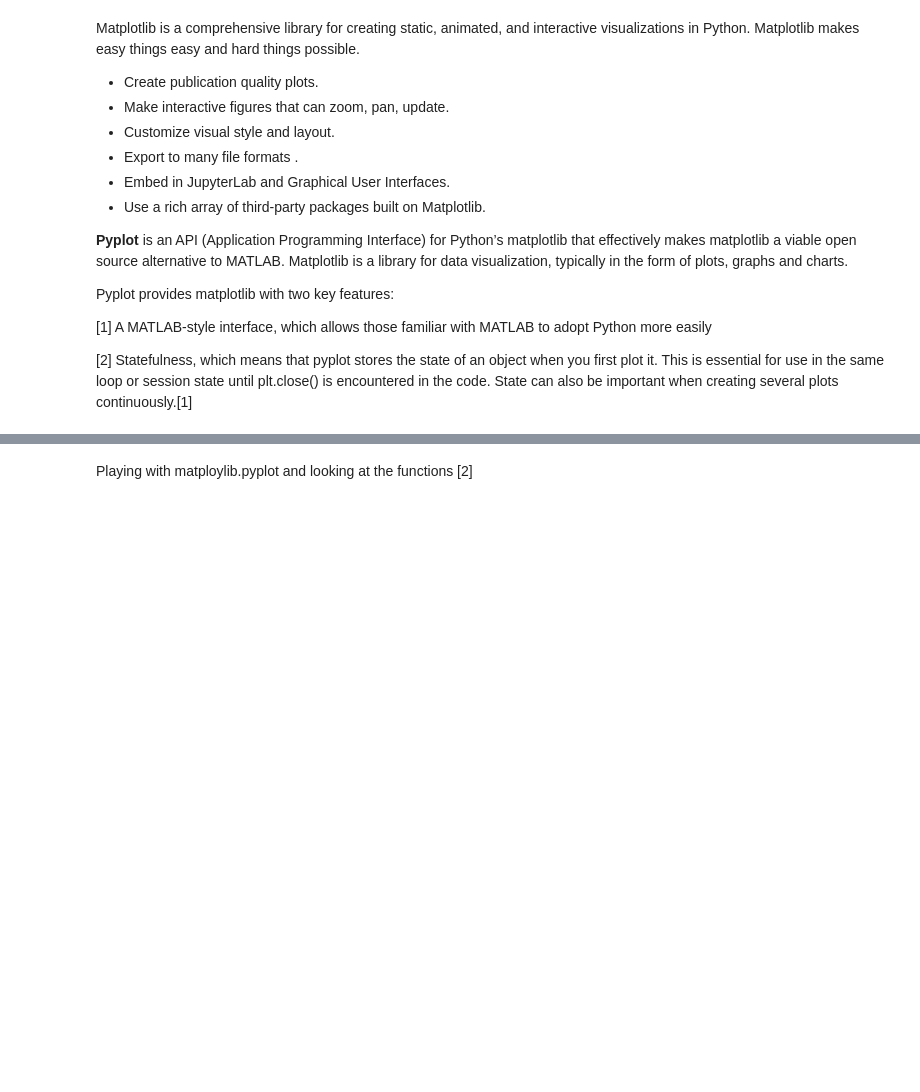
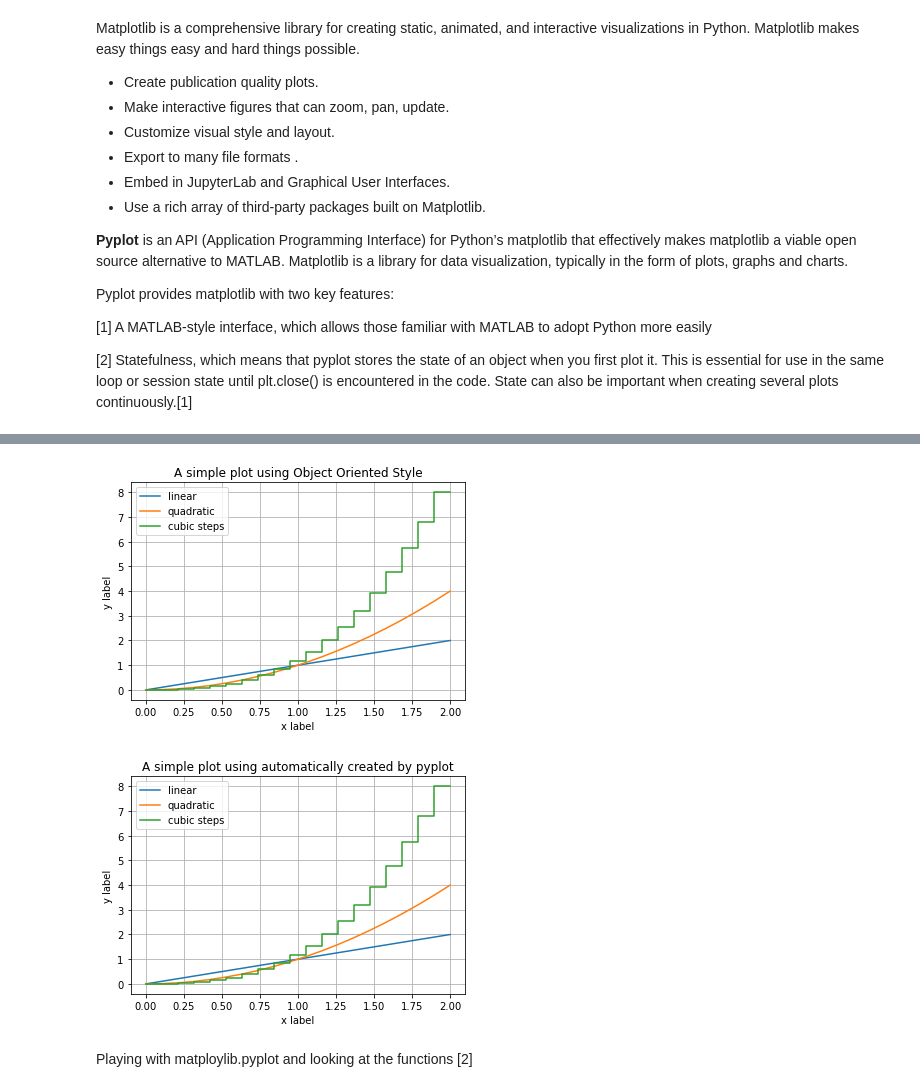
Before and after one commit to katel85/FundamentalsDA, a Jupyter notebook: pyplot.ipynb, the cells around one changed output, grey strips where cells are left out. Drawn from its saved outputs; the diff is of its cells as text; code cells hidden in the pictures; blank space fills up the shorter version.

```diff
--- a/pyplot.ipynb
+++ b/pyplot.ipynb
@@ -24,3 +101,29 @@ import pandas as pd
+# %%
+#https://www.includehelp.com/python/object-oriented-style-plotting-in-matplotlib.aspx
+x = np.linspace(0, 2, 20)
+
+fig, ax = plt.subplots()
+ax.plot(x, x, label='linear')
+ax.plot(x, x**2, label='quadratic')
+ax.step(x, x**3, label='cubic steps')
+ax.set_xlabel('x label')
+ax.set_ylabel('y label')
+ax.set_title("A simple plot using Object Oriented Style")
+ax.legend()
+ax.grid()
+
+plt.figure()
+plt.plot(x, x, label='linear')
+plt.plot(x, x**2, label='quadratic')
+plt.step(x, x**3, label='cubic steps')
+plt.xlabel('x label')
+plt.ylabel('y label')
+plt.title("A simple plot using automatically created by pyplot")
+plt.legend()
+plt.grid()
+# %% [output]
+[figure, added]
+[figure, added]
 # %% [markdown]
 Playing with matploylib.pyplot and looking at the functions [2]
 # %%
```
Also changed, not shown: parts of 17 cells of this notebook.
